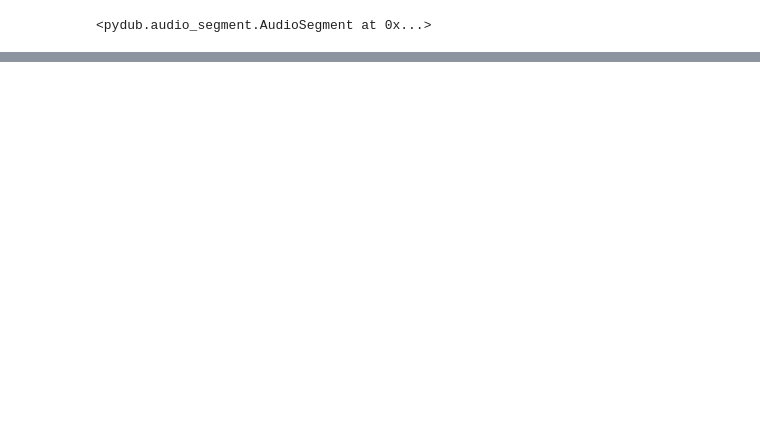
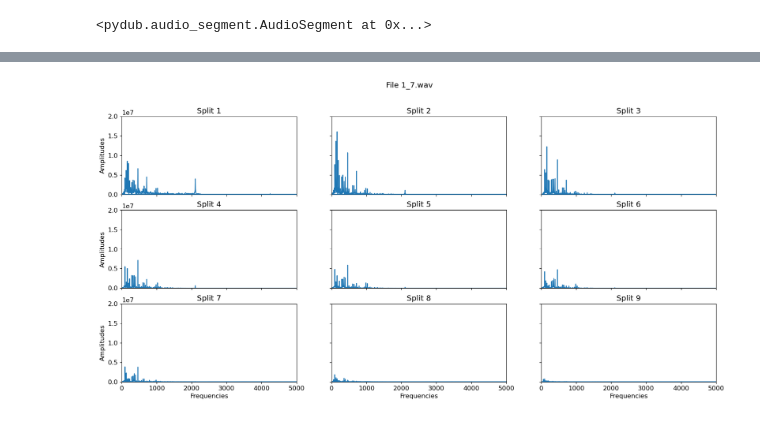
Before and after one commit to VamsiImmanneni/Sound-Separation-Project, a Jupyter notebook: Analysis-Midway.ipynb, the cells around one changed output, grey strips where cells are left out. Cells and saved outputs as stored; diff of their text form; code cells hidden in the pictures; blank space fills up the shorter version.

```diff
--- a/Analysis-Midway.ipynb
+++ b/Analysis-Midway.ipynb
@@ -83,0 +95,6 @@ test.plot(0,5000,10)
+# %%
+# Create an object with the path file
+test = Analyzer('1_7.wav')
+test.plot(0,5000,'1_7',9,3)
+# %% [output]
+[figure, added]
```
Also changed, not shown: parts of 11 cells of this notebook, 9 other files.
